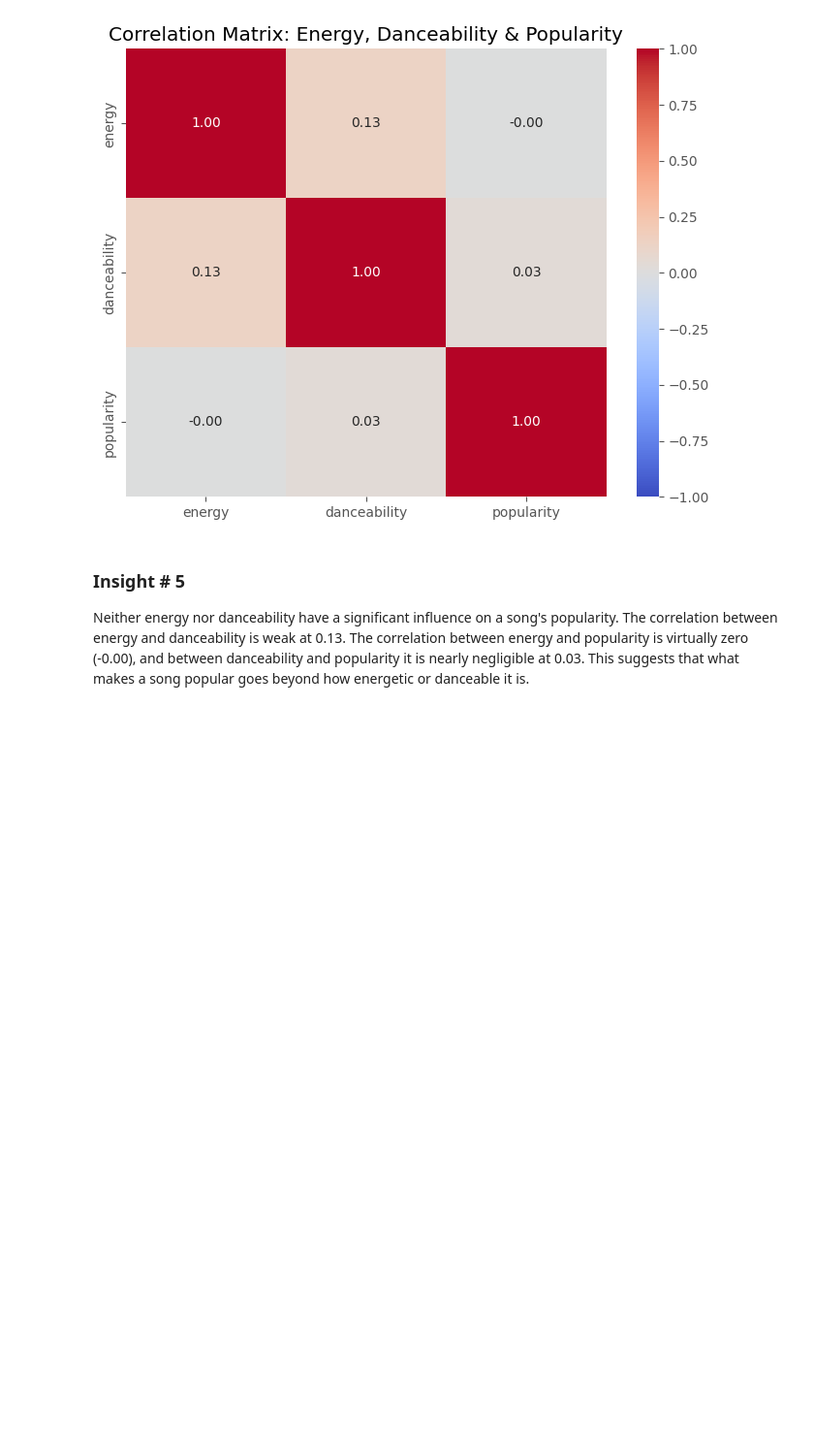
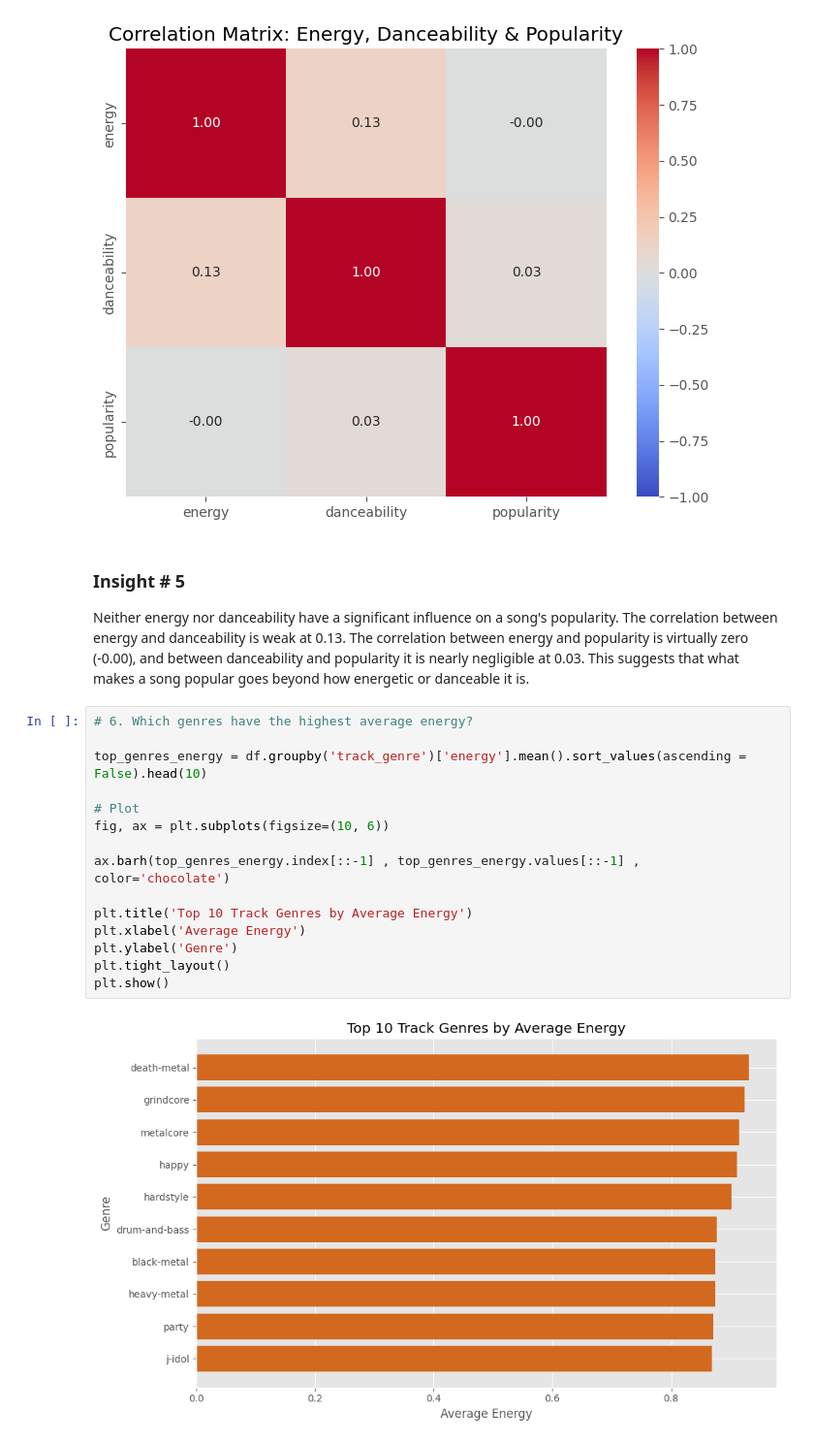
Before and after one commit to EmmanuelMG7/spotify-music-analysis, a Jupyter notebook: notebooks/01_exploration.ipynb, the cells around one changed output. Shown at 97% size. Cells and saved outputs as stored; diff of their text form; blank space fills up the shorter version.

Commit message:
feat: add question 6 analysis - top genres by energy

```diff
--- a/notebooks/01_exploration.ipynb
+++ b/notebooks/01_exploration.ipynb
@@ -239,3 +239,20 @@ plt.show()
 ### Insight # 5
 
 Neither energy nor danceability have a significant influence on a song's popularity. The correlation between energy and danceability is weak at 0.13. The correlation between energy and popularity is virtually zero (-0.00), and between danceability and popularity it is nearly negligible at 0.03. This suggests that what makes a song popular goes beyond how energetic or danceable it is.
+# %%
+# 6. Which genres have the highest average energy?
+
+top_genres_energy = df.groupby('track_genre')['energy'].mean().sort_values(ascending = False).head(10)
+
+# Plot
+fig, ax = plt.subplots(figsize=(10, 6))
+
+ax.barh(top_genres_energy.index[::-1] , top_genres_energy.values[::-1] , color='chocolate')
+
+plt.title('Top 10 Track Genres by Average Energy')
+plt.xlabel('Average Energy')
+plt.ylabel('Genre')
+plt.tight_layout()
+plt.show()
+# %% [output]
+[figure, added]
```
Also changed, not shown: parts of 1 cell of this notebook.
